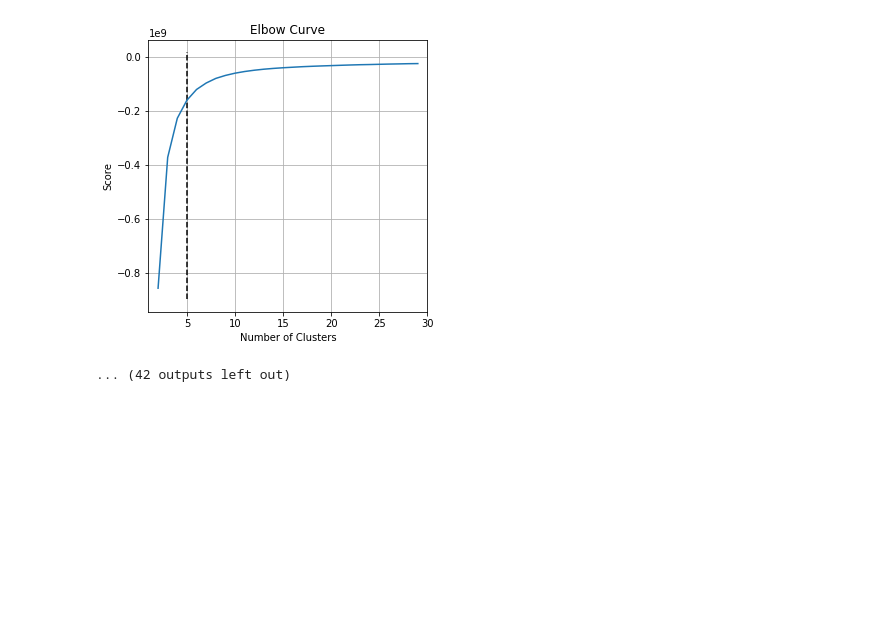
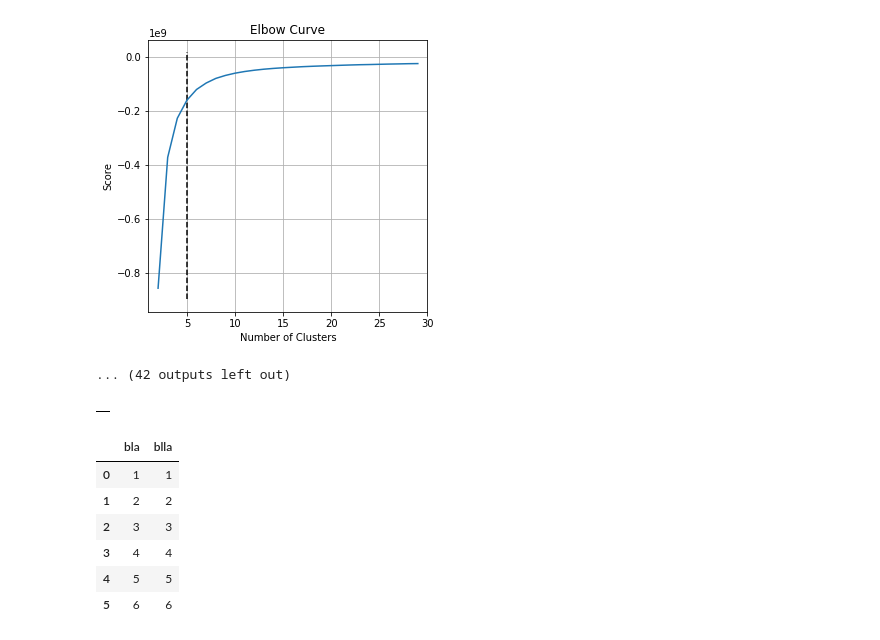
Before and after one commit to mercedesabril/Colour-Clustering, a Jupyter notebook: colours.ipynb, the cells around one changed output. Saved outputs shown, nothing was run; the diff lists cells and outputs as text; code cells hidden in the pictures; blank space fills up the shorter version.

```diff
--- a/colours.ipynb
+++ b/colours.ipynb
@@ -315,0 +346,4 @@ tropical.jpg
+# %%
+df
+# %% [output]
+|  |
@@ -315,0 +352,10 @@ tropical.jpg
+# %%
+df
+# %% [output]
+|  | bla | blla |
+| 0 | 1 | 1 |
+| 1 | 2 | 2 |
+| 2 | 3 | 3 |
+| 3 | 4 | 4 |
+| 4 | 5 | 5 |
+| 5 | 6 | 6 |
```
Also changed, not shown: parts of 16 cells of this notebook, 10 other files.
